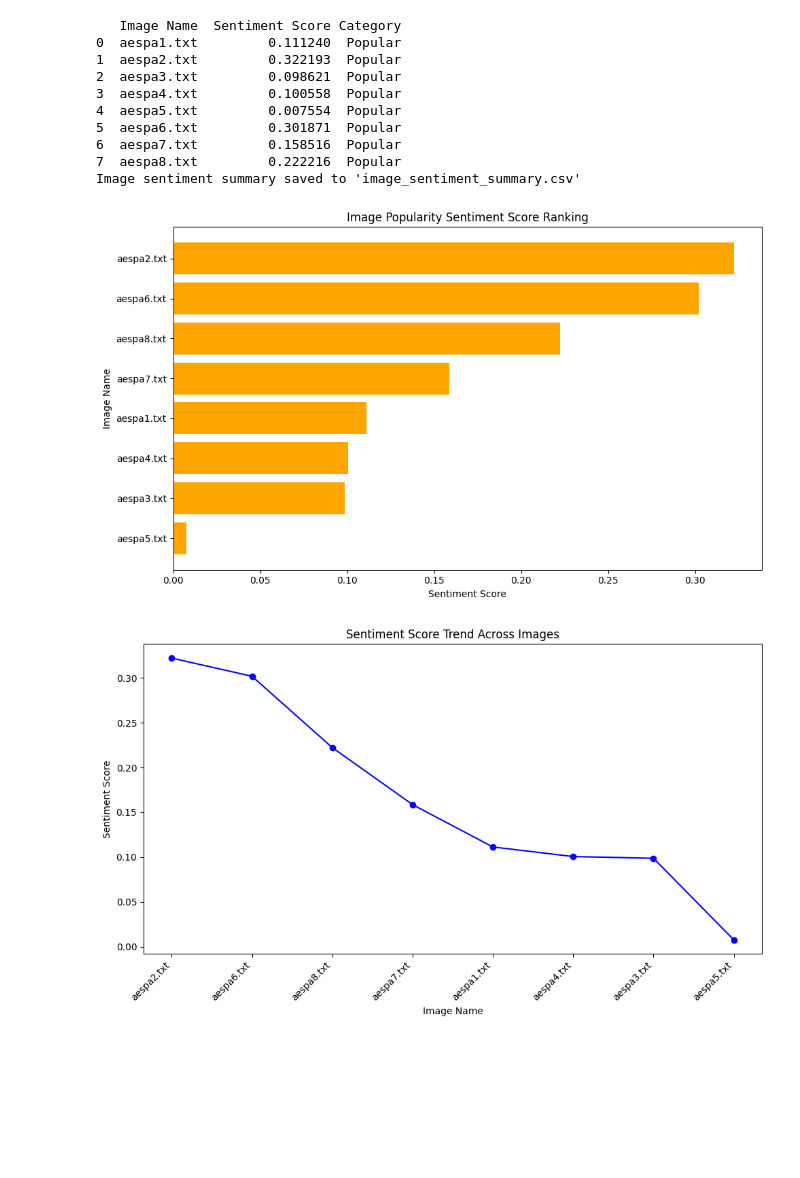
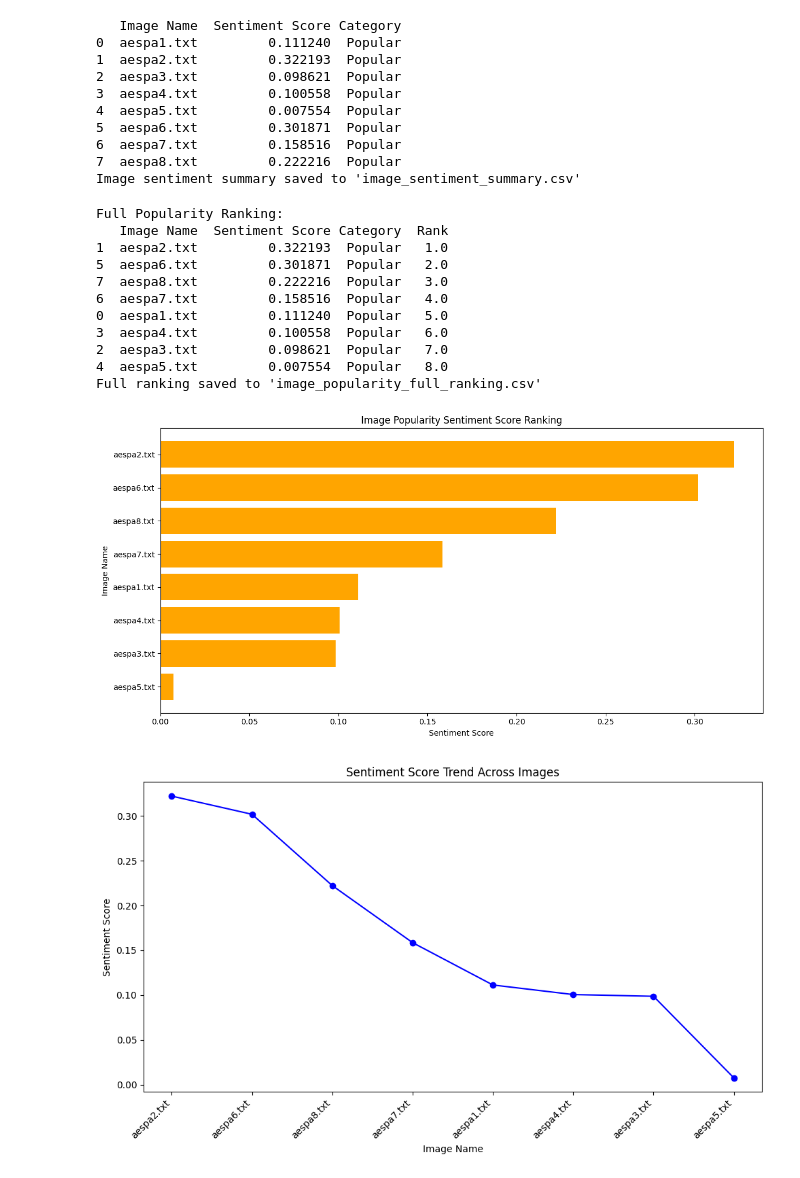
Before and after one commit to DanGaRa215/-b1, a Jupyter notebook: コメント分析main.ipynb, the cells around one changed output. Saved outputs shown, nothing was run; the diff lists cells and outputs as text; code cells hidden in the pictures; blank space fills up the shorter version.

```diff
--- a/コメント分析main.ipynb
+++ b/コメント分析main.ipynb
@@ -257,26 +275,52 @@ print("Image sentiment summary saved to 'image_sentiment_summary.csv'")
 6  aespa7.txt         0.158516  Popular
 7  aespa8.txt         0.222216  Popular
 Image sentiment summary saved to 'image_sentiment_summary.csv'
+# %%
+# ランキングを計算
+image_sentiment['Rank'] = image_sentiment['Sentiment Score'].rank(ascending=False, method='dense')
+
+# 人気度ランキングをスコアの降順に並べ替え
+image_sentiment_sorted = image_sentiment.sort_values(by='Sentiment Score', ascending=False)
+
+# 全ランキングを表示
+print("Full Popularity Ranking:")
+print(image_sentiment_sorted)
+
+# 全ランキングをCSVに保存
+image_sentiment_sorted.to_csv("image_popularity_full_ranking.csv", index=False, encoding="utf-8")
+print("Full ranking saved to 'image_popularity_full_ranking.csv'")
+# %% [output]
+Full Popularity Ranking:
+   Image Name  Sentiment Score Category  Rank
+1  aespa2.txt         0.322193  Popular   1.0
+5  aespa6.txt         0.301871  Popular   2.0
+7  aespa8.txt         0.222216  Popular   3.0
+6  aespa7.txt         0.158516  Popular   4.0
+0  aespa1.txt         0.111240  Popular   5.0
+3  aespa4.txt         0.100558  Popular   6.0
+2  aespa3.txt         0.098621  Popular   7.0
+4  aespa5.txt         0.007554  Popular   8.0
+Full ranking saved to 'image_popularity_full_ranking.csv'
 # %%
 # 必要に応じてランキングのデータを再計算
 image_sentiment['Rank'] = image_sentiment['Sentiment Score'].rank(ascending=False, method='dense')
 image_sentiment_sorted = image_sentiment.sort_values(by='Sentiment Score', ascending=False)
 
 # グラフ描画用のデータ準備
 image_names = image_sentiment_sorted['Image Name']
 scores = image_sentiment_sorted['Sentiment Score']
 
 # 棒グラフの作成（ランキング順）
-plt.figure(figsize=(10, 6))
+plt.figure(figsize=(12, 6))
 plt.barh(image_names, scores, color='orange')
 plt.xlabel('Sentiment Score')
 plt.ylabel('Image Name')
 plt.title('Image Popularity Sentiment Score Ranking')
 plt.gca().invert_yaxis()  # 上位を上にする
 plt.tight_layout()
 plt.show()
 # %% [output]
-[figure, old version]
+[figure, new version]
 # %%
 # スコアを時系列プロット
 plt.figure(figsize=(10, 6))
```
Also changed, not shown: parts of 2 cells of this notebook.
